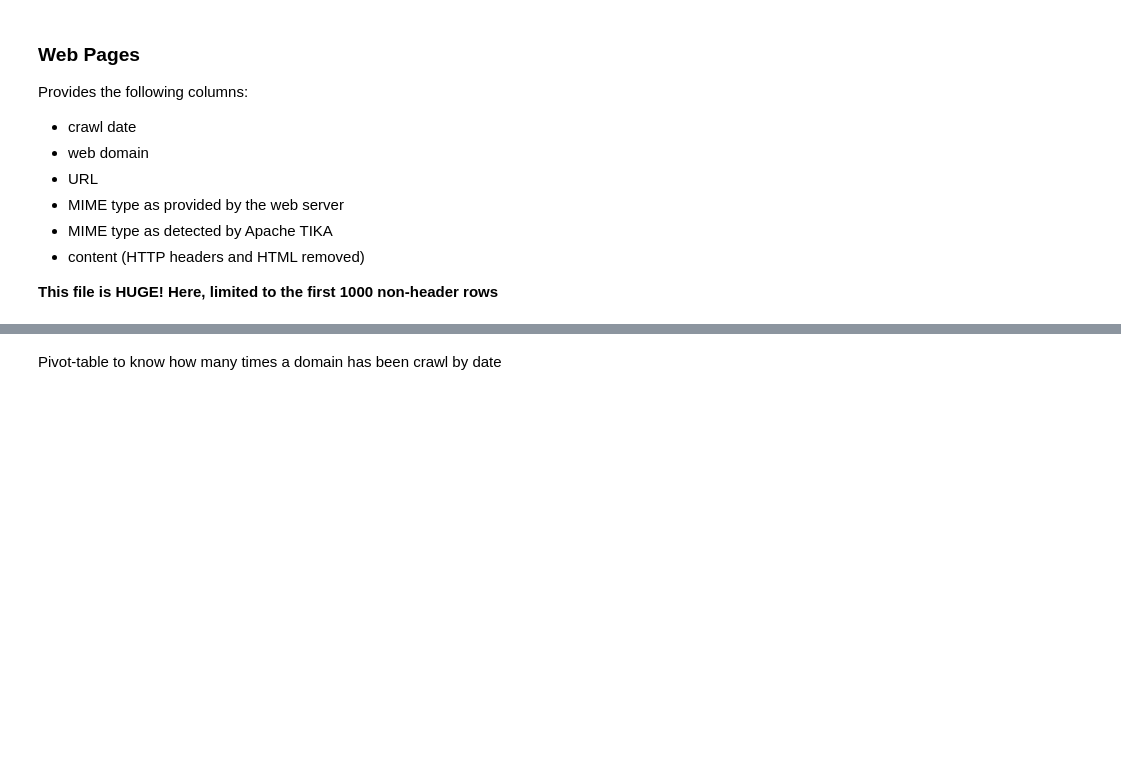
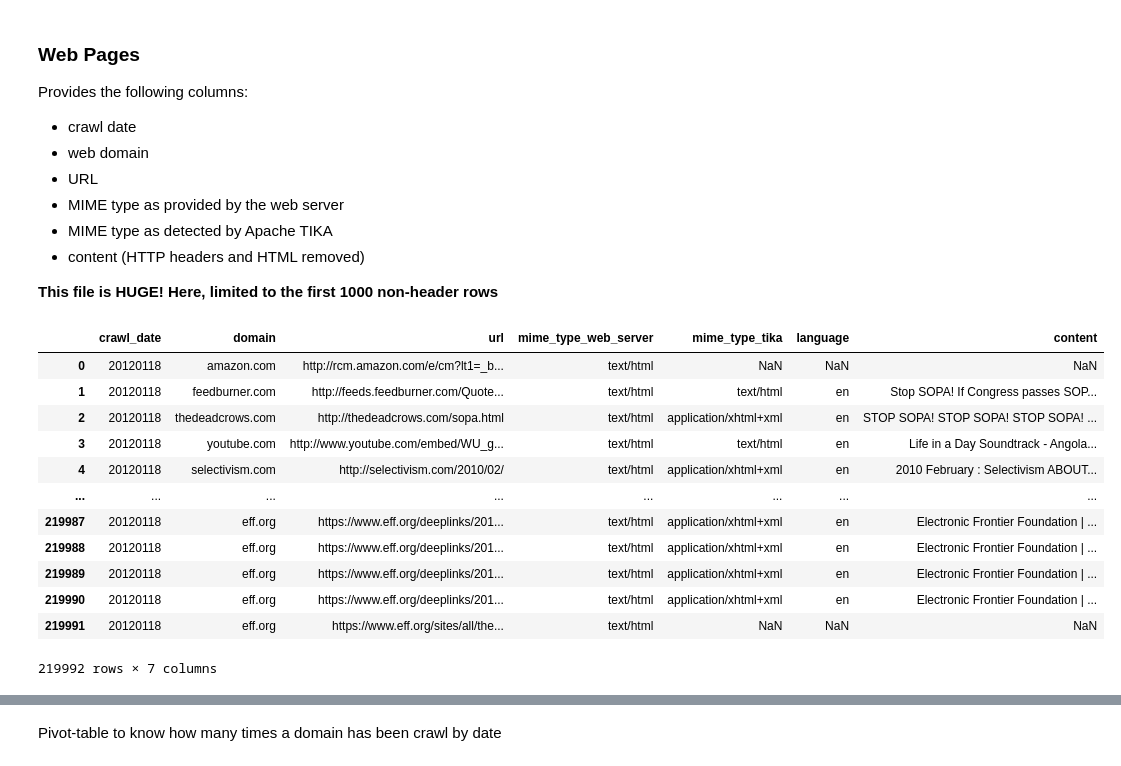
Before and after one commit to inactinique/aut_handson, a Jupyter notebook: 01_stats.ipynb, the cells around one changed output, grey strips where cells are left out. Cells and saved outputs as stored; diff of their text form; code cells hidden in the pictures; blank space fills up the shorter version.

```diff
--- a/01_stats.ipynb
+++ b/01_stats.ipynb
@@ -303,7 +377,21 @@ Provides the following columns:
 
 **This file is HUGE! Here, limited to the first 1000 non-header rows**
 # %%
-web_pages = pd.read_csv("data/web-pages-FR.csv")
+web_pages = pd.read_csv("data/web-pages.csv")
 web_pages
+# %% [output]
+|  | crawl_date | domain | url | mime_type_web_server | mime_type_tika | language | content |
+| 0 | 20120118 | amazon.com | http://rcm.amazon.com/e/cm?lt1=_b... | text/html | NaN | NaN | NaN |
+| 1 | 20120118 | feedburner.com | http://feeds.feedburner.com/Quote... | text/html | text/html | en | Stop SOPA! If Congress passes SOP... |
+| 2 | 20120118 | thedeadcrows.com | http://thedeadcrows.com/sopa.html | text/html | application/xhtml+xml | en | STOP SOPA! STOP SOPA! STOP SOPA! ... |
+| 3 | 20120118 | youtube.com | http://www.youtube.com/embed/WU_g... | text/html | text/html | en | Life in a Day Soundtrack - Angola... |
+| 4 | 20120118 | selectivism.com | http://selectivism.com/2010/02/ | text/html | application/xhtml+xml | en | 2010 February : Selectivism ABOUT... |
+| ... | ... | ... | ... | ... | ... | ... | ... |
+| 219987 | 20120118 | eff.org | https://www.eff.org/deeplinks/201... | text/html | application/xhtml+xml | en | Electronic Frontier Foundation | ... |
+| 219988 | 20120118 | eff.org | https://www.eff.org/deeplinks/201... | text/html | application/xhtml+xml | en | Electronic Frontier Foundation | ... |
+| 219989 | 20120118 | eff.org | https://www.eff.org/deeplinks/201... | text/html | application/xhtml+xml | en | Electronic Frontier Foundation | ... |
+| 219990 | 20120118 | eff.org | https://www.eff.org/deeplinks/201... | text/html | application/xhtml+xml | en | Electronic Frontier Foundation | ... |
+| 219991 | 20120118 | eff.org | https://www.eff.org/sites/all/the... | text/html | NaN | NaN | NaN |
+219992 rows × 7 columns
 # %%
 web_pages.count()
```
Also changed, not shown: parts of 22 cells of this notebook, 2 other files.
